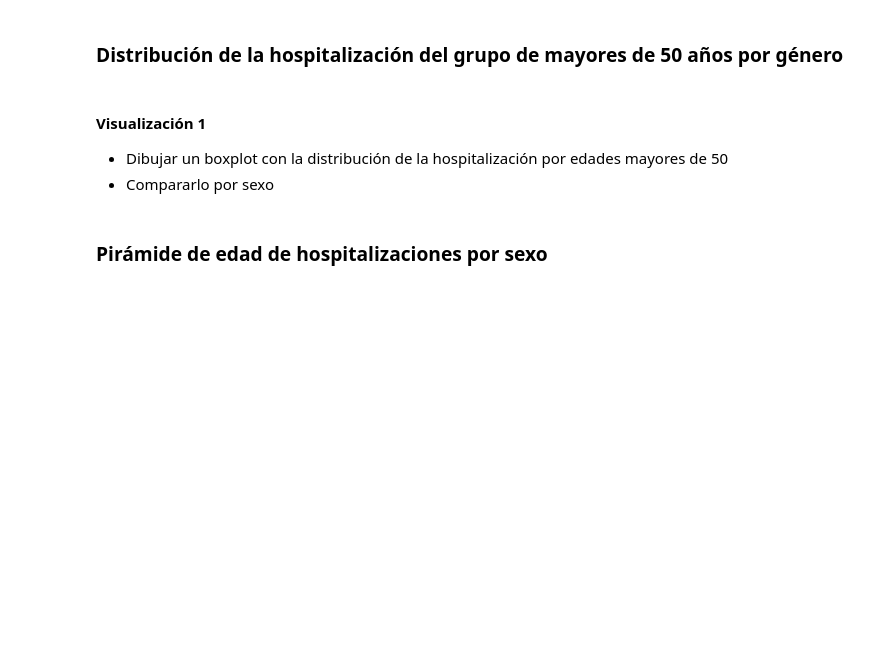
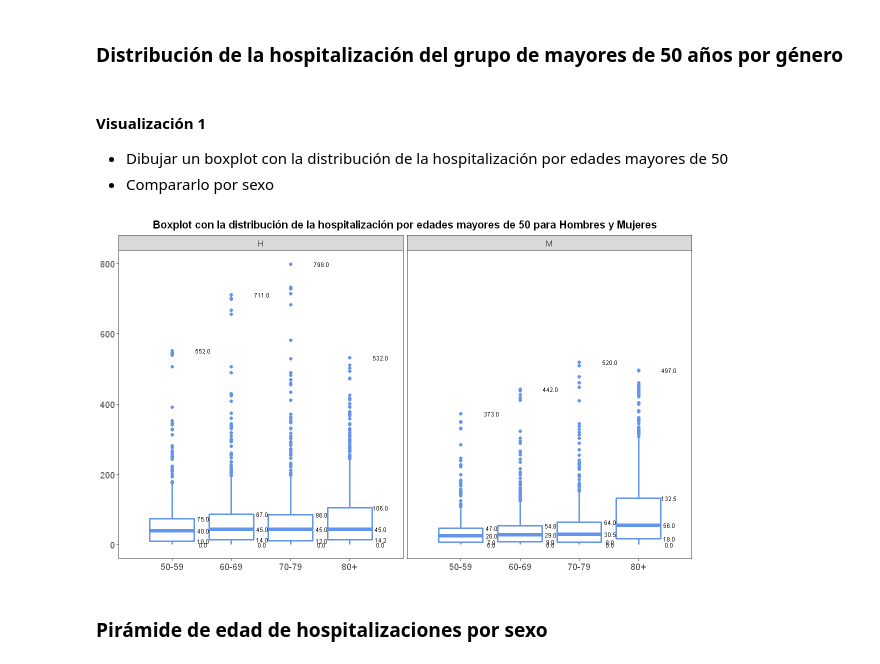
Before and after one commit to Atuneros/trabajos, a Jupyter notebook: visualizacion/practica1.ipynb, the cells around one changed output. Drawn from its saved outputs; the diff is of its cells as text; code cells hidden in the pictures; blank space fills up the shorter version.

```diff
--- a/visualizacion/practica1.ipynb
+++ b/visualizacion/practica1.ipynb
@@ -582,6 +570,24 @@ df5 <- covid_provincias_poblacion %>%
        group_by(fecha,grupo_edad,sexo) %>%
        summarise(total = sum (num_hosp), # agregamos por provincia y sexo
                 .groups ="drop")
+# %%
+options(repr.plot.width=10, repr.plot.height=6)
+
+ggplot(df5, aes(x = grupo_edad, y = total, group=grupo_edad )) +
+  geom_boxplot(color = 'cornflowerblue', size = 1)  +
+  stat_summary(geom="text", fun=quantile,
+               aes(label=sprintf("%1.1f", ..y..)),
+               position=position_nudge(x=0.52), size=2.5) +
+  facet_wrap(~ sexo)+
+  scale_x_discrete(expand = expansion(add = 0.9))+
+  labs(x = "Edad", y = "Tasa de paro",
+       title = "Boxplot con la distribución de la hospitalización por edades mayores de 50 para Hombres y Mujeres")+
+  guides(color = "none")+
+  theme_a() +
+  theme (axis.title.y=element_blank(),
+         axis.title.x=element_blank())
+# %% [output]
+[figure, added]
 # %% [markdown]
 ### Pirámide de edad de hospitalizaciones por sexo
 # %% [markdown]
```
Also changed, not shown: parts of 11 cells of this notebook.
